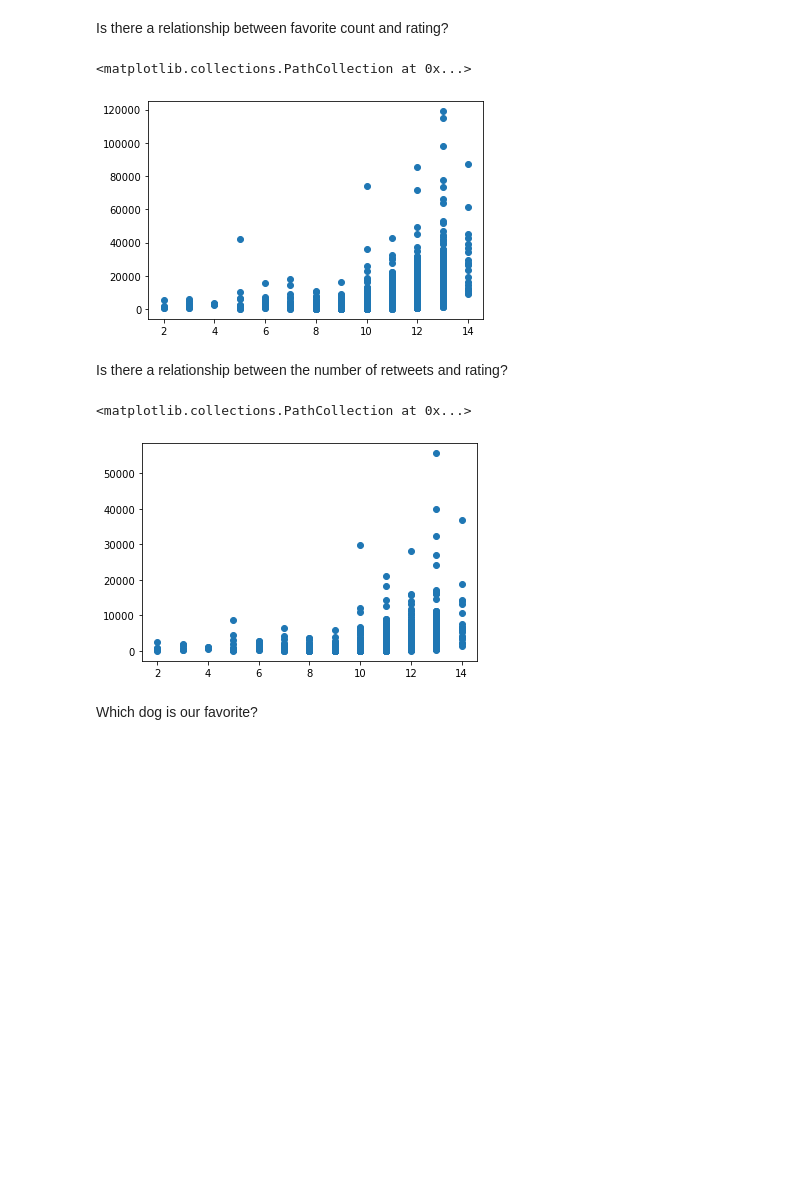
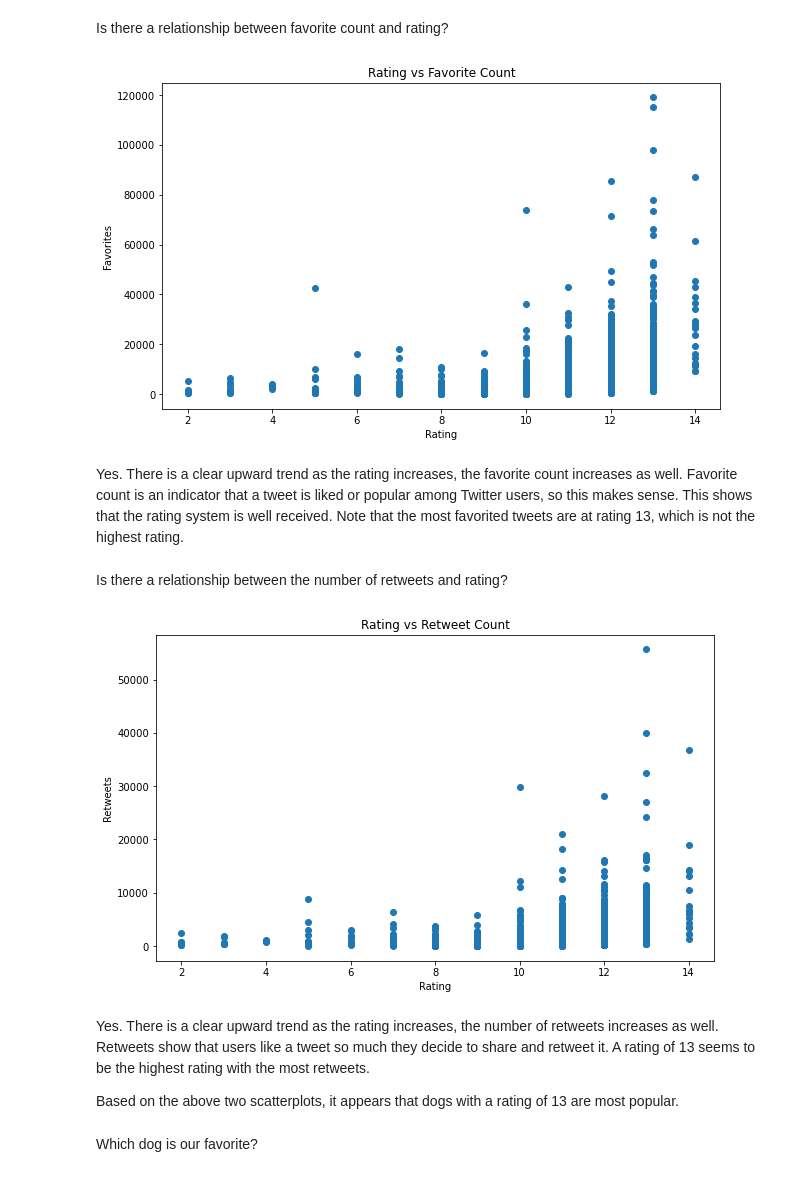
Before and after one commit to esch3/wrangle-act, a Jupyter notebook: wrangle_act.ipynb, the cells around one changed output. Drawn from its saved outputs; the diff is of its cells as text; code cells hidden in the pictures; blank space fills up the shorter version.

Commit message:
Added labels to wrangle_act plots
Added plot to act_report

```diff
--- a/wrangle_act.ipynb
+++ b/wrangle_act.ipynb
@@ -585,21 +587,37 @@ Is there a relationship between favorite count and rating?
 # %%
 twitter_archive_master.head()
 x = twitter_archive_master['rating_numerator']
 y = twitter_archive_master['favorite_count']
+plt.figure(figsize=(10,6))
+plt.xlabel('Rating')
+plt.ylabel('Favorites')
+plt.title('Rating vs Favorite Count')
 plt.scatter(x, y)
+plt.savefig('rat_fav.png')
+plt.show()
 # %% [output]
-<matplotlib.collections.PathCollection at 0x...>
-[figure, old version]
+[figure, new version]
+# %% [markdown]
+Yes. There is a clear upward trend as the rating increases, the favorite count increases as well. Favorite count is an indicator that a tweet is liked or popular among Twitter users, so this makes sense. This shows that the rating system is well received. Note that the most favorited tweets are at rating 13, which is not the highest rating.
 # %% [markdown]
 Is there a relationship between the number of retweets and rating?
 # %%
 twitter_archive_master.head()
 x = twitter_archive_master['rating_numerator']
 y = twitter_archive_master['retweet_count']
+plt.figure(figsize=(10,6))
+plt.xlabel('Rating')
+plt.ylabel('Retweets')
+plt.title('Rating vs Retweet Count')
 plt.scatter(x, y)
+plt.savefig('rat_ret.png')
+plt.show()
 # %% [output]
-<matplotlib.collections.PathCollection at 0x...>
-[figure, old version]
+[figure, new version]
+# %% [markdown]
+Yes. There is a clear upward trend as the rating increases, the number of retweets increases as well. Retweets show that users like a tweet so much they decide to share and retweet it. A rating of 13 seems to be the highest rating with the most retweets.
+
+Based on the above two scatterplots, it appears that dogs with a rating of 13 are most popular.
 # %% [markdown]
 Which dog is our favorite?
 # %%
```
Also changed, not shown: parts of 8 cells of this notebook, 1 other file.
